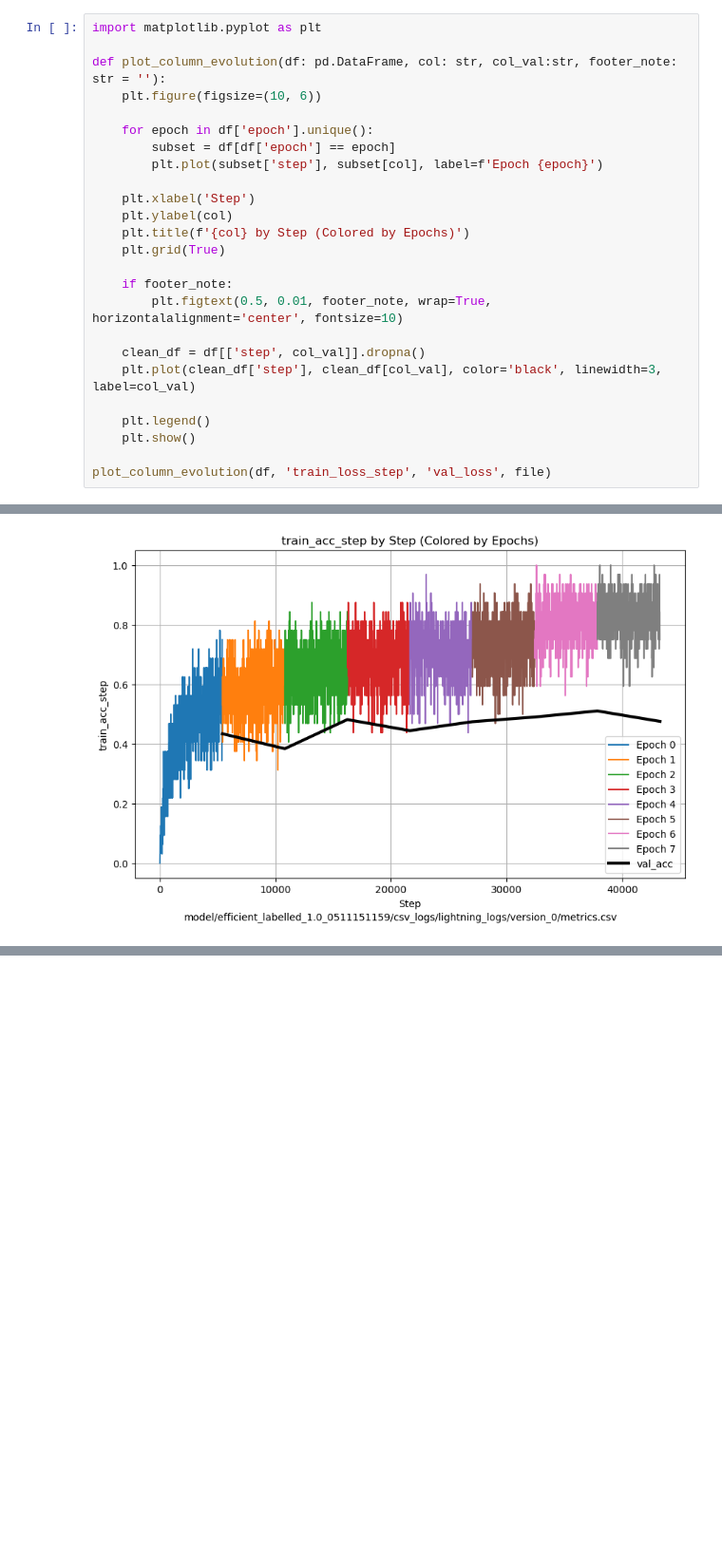
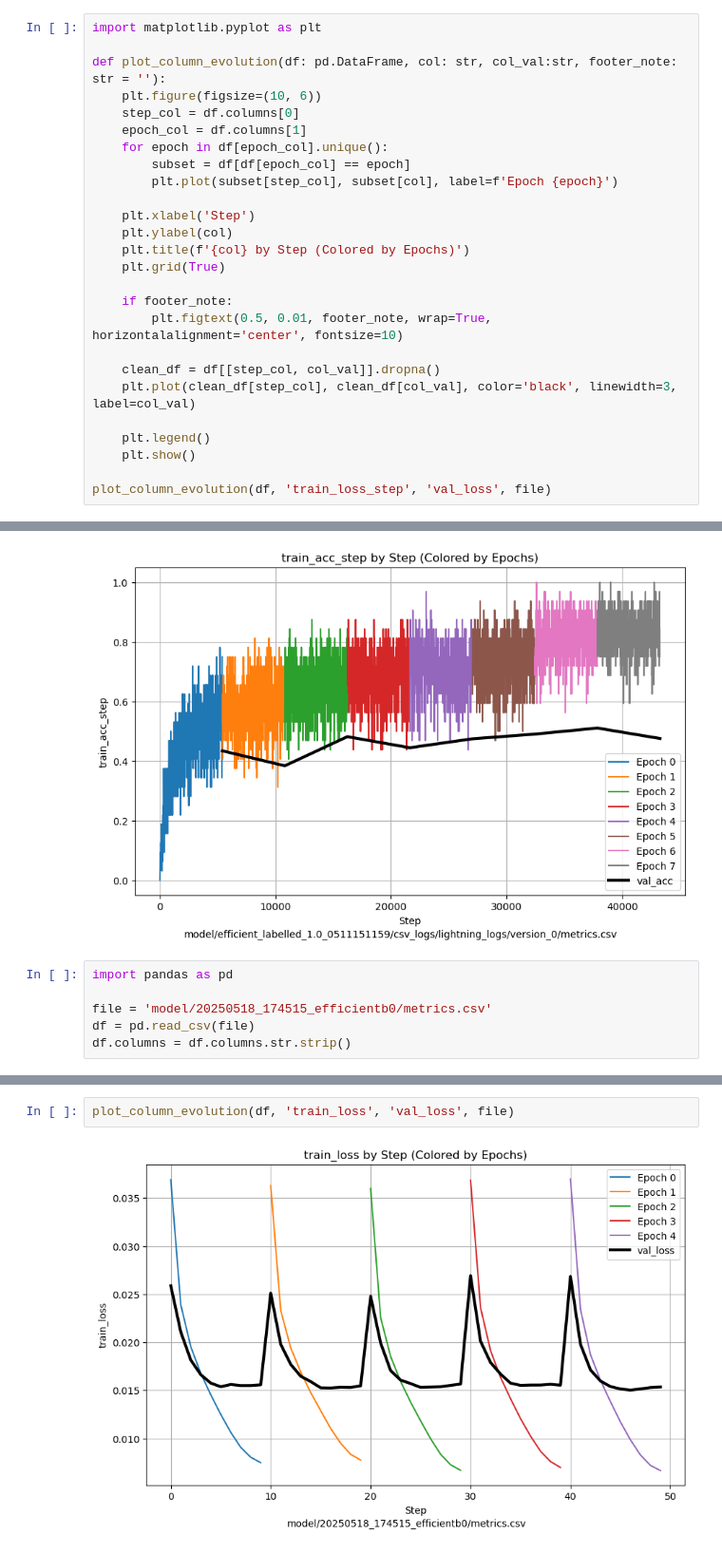
Before and after one commit to quercia-dev/birdclef2025, a Jupyter notebook: 04_Analytics.ipynb, the cells around one changed output, grey strips where cells are left out. Shown at 95% size. Drawn from its saved outputs; the diff is of its cells as text; blank space fills up the shorter version.

Commit message:
add: efficient b analytics

```diff
--- a/04_Analytics.ipynb
+++ b/04_Analytics.ipynb
@@ -43,10 +43,11 @@ import matplotlib.pyplot as plt
 
 def plot_column_evolution(df: pd.DataFrame, col: str, col_val:str, footer_note: str = ''):
     plt.figure(figsize=(10, 6))
-
-    for epoch in df['epoch'].unique():
-        subset = df[df['epoch'] == epoch]
-        plt.plot(subset['step'], subset[col], label=f'Epoch {epoch}')
+    step_col = df.columns[0]
+    epoch_col = df.columns[1]
+    for epoch in df[epoch_col].unique():
+        subset = df[df[epoch_col] == epoch]
+        plt.plot(subset[step_col], subset[col], label=f'Epoch {epoch}')
 
     plt.xlabel('Step')
     plt.ylabel(col)
@@ -56,8 +57,8 @@ def plot_column_evolution(df: pd.DataFrame, col: str, col_val:str, footer_note:
     if footer_note:
         plt.figtext(0.5, 0.01, footer_note, wrap=True, horizontalalignment='center', fontsize=10)
 
-    clean_df = df[['step', col_val]].dropna()
-    plt.plot(clean_df['step'], clean_df[col_val], color='black', linewidth=3, label=col_val)
+    clean_df = df[[step_col, col_val]].dropna()
+    plt.plot(clean_df[step_col], clean_df[col_val], color='black', linewidth=3, label=col_val)
 
     plt.legend()
     plt.show()
@@ -69,3 +70,9 @@ plot_column_evolution(df, 'train_loss_step', 'val_loss', file)
 plot_column_evolution(df, 'train_acc_step', 'val_acc', file)
 # %% [output]
 [figure]
+# %%
+import pandas as pd
+
+file = 'model/20250518_174515_efficientb0/metrics.csv'
+df = pd.read_csv(file)
+df.columns = df.columns.str.strip()
@@ -71,0 +85,4 @@ plot_column_evolution(df, 'train_acc_step', 'val_acc', file)
+# %%
+plot_column_evolution(df, 'train_loss', 'val_loss', file)
+# %% [output]
+[figure, added]
```
Also changed, not shown: parts of 3 cells of this notebook.
